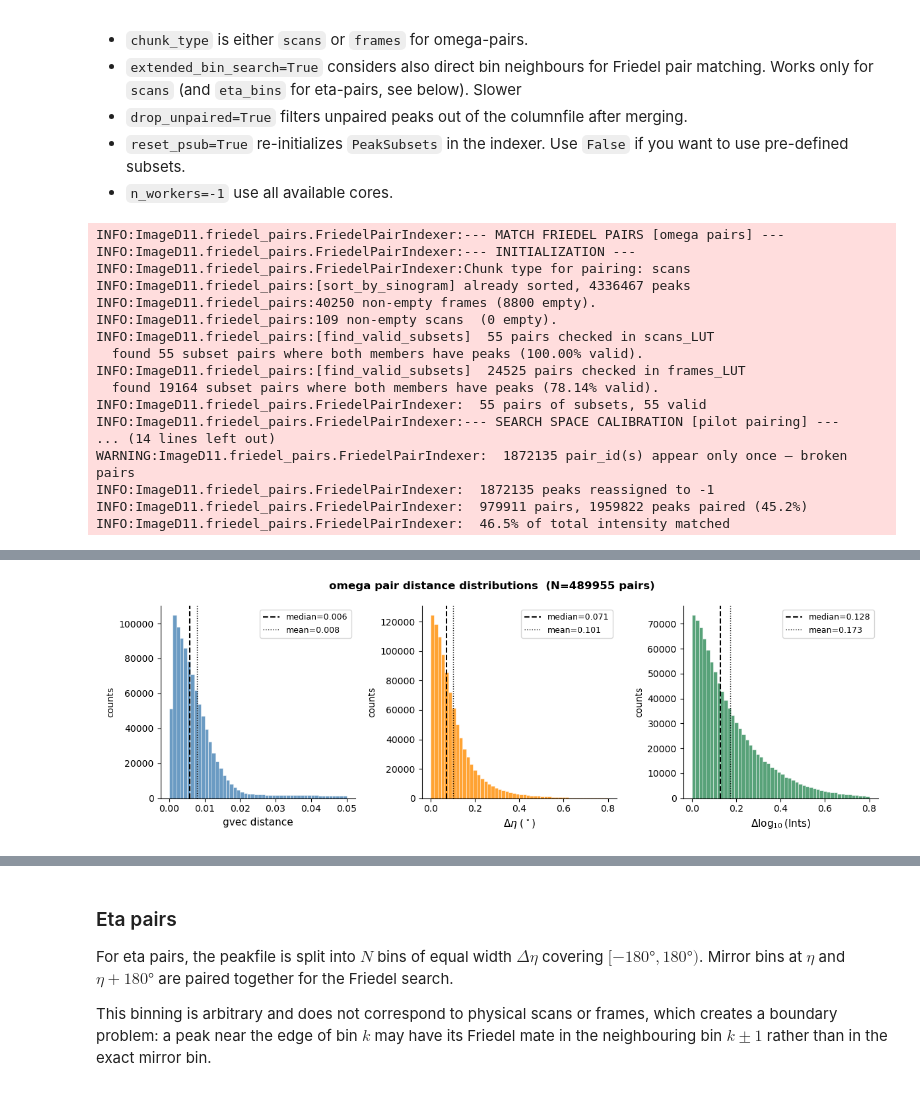
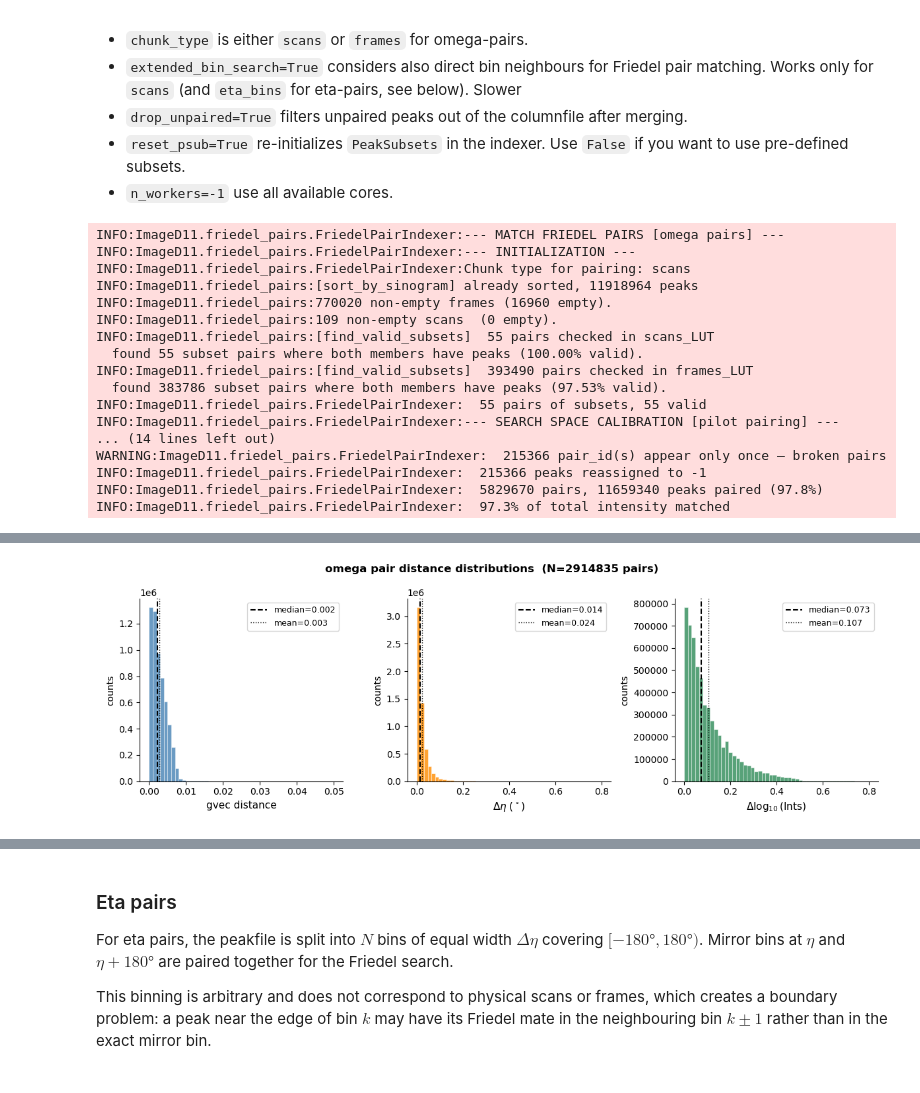
Before and after one commit to FABLE-3DXRD/ImageD11, a Jupyter notebook: ImageD11/nbGui/match_friedel_pairs.ipynb, the cells around one changed output, grey strips where cells are left out. Saved outputs shown, nothing was run; the diff lists cells and outputs as text; code cells hidden in the pictures.

```diff
--- a/ImageD11/nbGui/match_friedel_pairs.ipynb
+++ b/ImageD11/nbGui/match_friedel_pairs.ipynb
@@ -77,10 +77,10 @@ logging.basicConfig(level=logging.INFO)
 # Datasets examples
 
 # WG: Westerly Granite | ~5mmx2.5mm chunk, 50µm voxels, 360° acq. | quartz, feldspars, biotite, Fe-oxides. peaks_2D only
-dset_path = '/data/id11/inhouse2/test_data_3DXRD/S3DXRD/full_360_deg_scans/WG/WG_DT360Z5480/WG_DT360Z5480_dataset.h5'
+#dset_path = '/data/id11/inhouse2/test_data_3DXRD/S3DXRD/full_360_deg_scans/WG/WG_DT360Z5480/WG_DT360Z5480_dataset.h5'
 
 # C18A_01: metamorphic rock (quartz + garnet) | 1x2mm chunk, 360° acq on central ROI on central ROI (800µm diam.), 7.5 µm voxels.
-#dset_path = '/data/id11/inhouse2/test_data_3DXRD/S3DXRD/full_360_deg_scans/C18A_01/C18A_01_z180/C18A_01_z180_dataset.h5'
+dset_path = '/data/id11/inhouse2/test_data_3DXRD/S3DXRD/full_360_deg_scans/C18A_01/C18A_01_z180/C18A_01_z180_dataset.h5'
 
 # FeAu: Iron-gold sample. 180° acquisition
 #dset_path = '/data/id11/inhouse2/test_data_3DXRD/S3DXRD/FeAu/PROCESSED_DATA/20250320/tomo_route/FeAu_0p5_tR_nscope/FeAu_0p5_tR_nscope_top_200um/FeAu_0p5_tR_nscope_top_200um_dataset.h5'
@@ -528,7 +534,7 @@ INFO:ImageD11.friedel_pairs:[find_valid_subsets]  24525 pairs checked in frames_
 # %%
 %%time
 cf_paired = FPIndexer.match_friedel_pairs_by_chunks(chunk_type='scans',
-                                                    extended_bin_search=True,
+                                                    extended_bin_search=False,
                                                     filter_mode='relaxed',
                                                     drop_unpaired=False,
                                                     reset_psub=False,
@@ -538,17 +544,17 @@ cf_paired = FPIndexer.match_friedel_pairs_by_chunks(chunk_type='scans',
 INFO:ImageD11.friedel_pairs.FriedelPairIndexer:--- MATCH FRIEDEL PAIRS [omega pairs] ---
 INFO:ImageD11.friedel_pairs.FriedelPairIndexer:--- INITIALIZATION ---
 INFO:ImageD11.friedel_pairs.FriedelPairIndexer:Chunk type for pairing: scans
-INFO:ImageD11.friedel_pairs:[sort_by_sinogram] already sorted, 4336467 peaks
-INFO:ImageD11.friedel_pairs:40250 non-empty frames (8800 empty).
+INFO:ImageD11.friedel_pairs:[sort_by_sinogram] already sorted, 11918964 peaks
+INFO:ImageD11.friedel_pairs:770020 non-empty frames (16960 empty).
 INFO:ImageD11.friedel_pairs:109 non-empty scans  (0 empty).
 INFO:ImageD11.friedel_pairs:[find_valid_subsets]  55 pairs checked in scans_LUT
   found 55 subset pairs where both members have peaks (100.00% valid).
-INFO:ImageD11.friedel_pairs:[find_valid_subsets]  24525 pairs checked in frames_LUT
-  found 19164 subset pairs where both members have peaks (78.14% valid).
+INFO:ImageD11.friedel_pairs:[find_valid_subsets]  393490 pairs checked in frames_LUT
+  found 383786 subset pairs where both members have peaks (97.53% valid).
 INFO:ImageD11.friedel_pairs.FriedelPairIndexer:  55 pairs of subsets, 55 valid
 INFO:ImageD11.friedel_pairs.FriedelPairIndexer:--- SEARCH SPACE CALIBRATION [pilot pairing] ---
 ... (14 lines left out)
-WARNING:ImageD11.friedel_pairs.FriedelPairIndexer:  1872135 pair_id(s) appear only once — broken pairs
-INFO:ImageD11.friedel_pairs.FriedelPairIndexer:  1872135 peaks reassigned to -1
-INFO:ImageD11.friedel_pairs.FriedelPairIndexer:  979911 pairs, 1959822 peaks paired (45.2%)
-INFO:ImageD11.friedel_pairs.FriedelPairIndexer:  46.5% of total intensity matched
+WARNING:ImageD11.friedel_pairs.FriedelPairIndexer:  215366 pair_id(s) appear only once — broken pairs
+INFO:ImageD11.friedel_pairs.FriedelPairIndexer:  215366 peaks reassigned to -1
+INFO:ImageD11.friedel_pairs.FriedelPairIndexer:  5829670 pairs, 11659340 peaks paired (97.8%)
+INFO:ImageD11.friedel_pairs.FriedelPairIndexer:  97.3% of total intensity matched
@@ -557,4 +563,4 @@ Wall time: 10.1 s
-[figure, old version]
+[figure, new version]
 # %%
 # get indices positions for omega and eta pairs
 io1, io2 = fp.get_pairs(cf_paired, 'omega')
```
Also changed, not shown: parts of 24 cells of this notebook.
